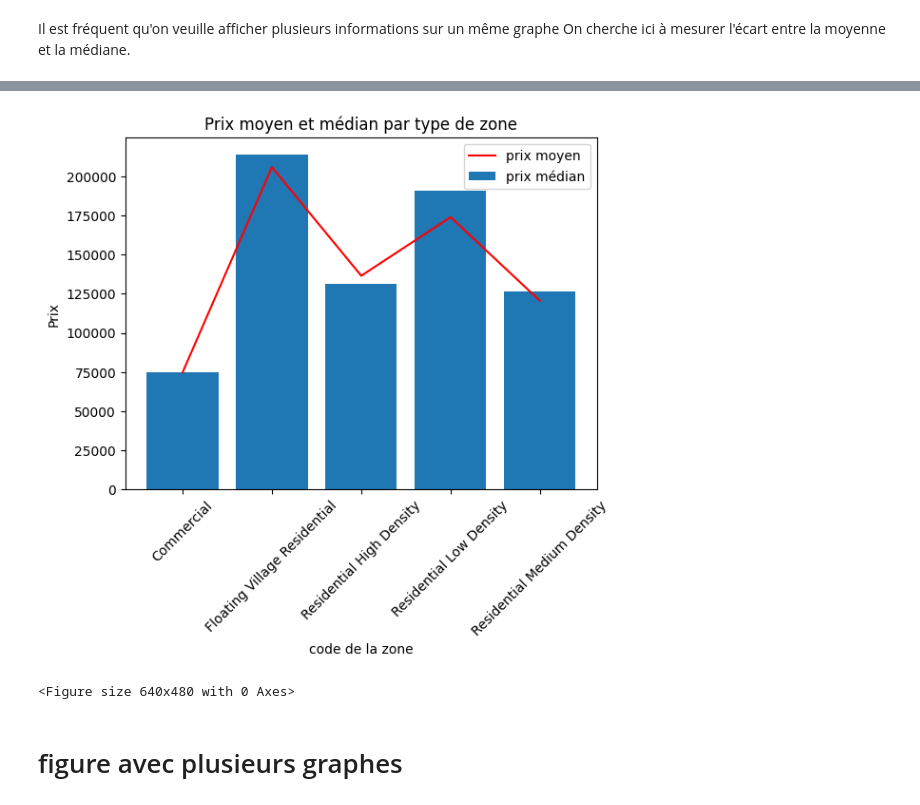
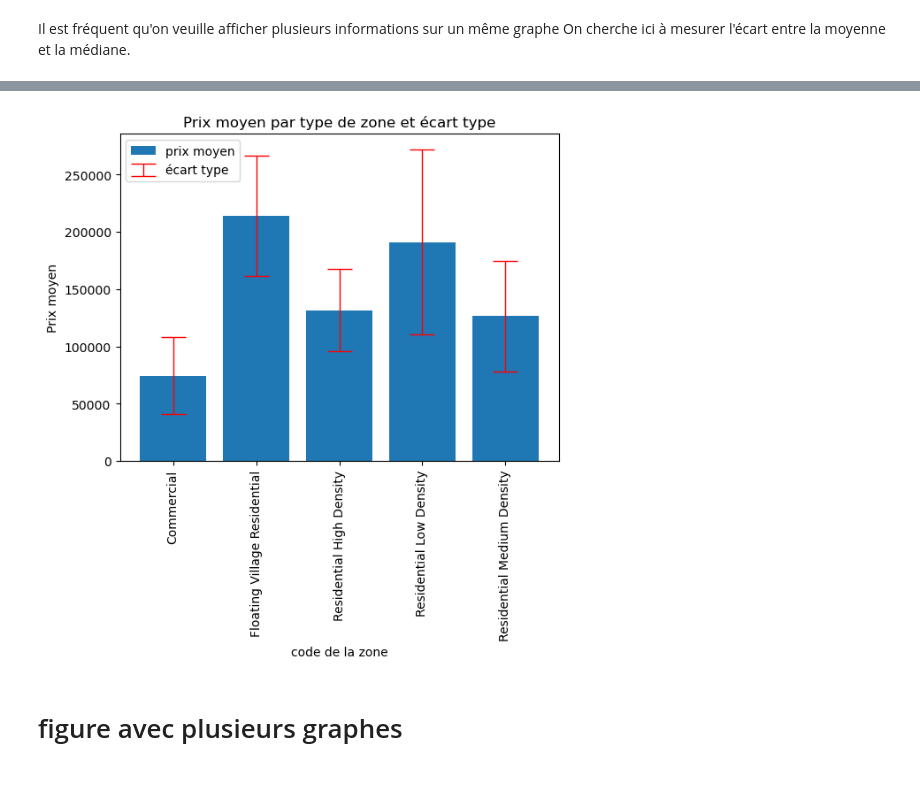
Before and after one commit to charles-42/DEV_IA_P3, a Jupyter notebook: Visualisation/6-1-matplotlib.ipynb, the cells around one changed output, grey strips where cells are left out. Cells and saved outputs as stored; diff of their text form; code cells hidden in the pictures.

```diff
--- a/Visualisation/6-1-matplotlib.ipynb
+++ b/Visualisation/6-1-matplotlib.ipynb
@@ -66,7 +71,7 @@ On cherche ici à mesurer l'écart entre la moyenne et la médiane.
 # %%
 # préparation des données
 
-error_bar_data = df[["MSZoning", "SalePrice"]].groupby(by="MSZoning").agg(["mean","median"])
+error_bar_data = df[["MSZoning", "SalePrice"]].groupby(by="MSZoning").agg(["mean","std"])
 error_bar_data
 
 # On peut ajouter une étape pour modifier les valeurs de MSZoning, on définit dans un premier temps un dictionnaire de mapping qu'on utilisera ensuite
@@ -94,36 +89,40 @@ Name: mean, dtype: float64
 # %%
 # On respecte ensuite les mêmes étapes
 plt.figure()
 
-# On définit ensuite l'ensemble des graphes que l'on veut représenter (ici on en a deux mais on peut en avoir autant qu'on veut)
+# On définit ensuite l'ensemble des représentations qu'on inclure sur le graphique (ici on en a deux mais on peut en avoir autant qu'on veut)
 plt.bar(error_bar_data.index, error_bar_data.SalePrice["mean"], label ="prix moyen")
-plt.plot(error_bar_data.index, error_bar_data.SalePrice["median"],c="red", label = "prix médian")
+plt.errorbar(error_bar_data.index, error_bar_data.SalePrice["mean"], error_bar_data.SalePrice["std"], fmt = 'none',
+            capsize = 10, ecolor = 'red', elinewidth = 1, capthick = 1,  label = "écart type")
+
 
 
 # On ajoute des titres à nos figures et à nos axes (optionnel mais conseillé)
-plt.title("Prix moyen et médian par type de zone")
+plt.title("Prix moyen par type de zone et écart type")
 plt.xlabel("code de la zone")
-plt.ylabel("Prix")
+plt.ylabel("Prix moyen")
 
-# On renome ici les axex (optionnel et compliqué)
+
+# On peut complexifier à l'infini un graphique pour le rendre plus esthétique
+
+# On renome ici les axes
 # On commence par récupérer la location des "ticks" de l'axe x , un tick correspond à une case
 locs, labels = plt.xticks()
 # On modifie ensuite les labels de chaque tick à l'aide d'un dictionnaire
 plt.xticks(ticks=locs, labels=error_bar_data.index.to_series().map(map_dict))
 # On va réorienter notre axe x car les noms sont trop longs
-plt.tick_params(axis='x',labelrotation=45.0)
+plt.tick_params(axis='x',labelrotation=90)
 
 # Comme ici on a deux graphes, il faut une légende pour les distinguer
 plt.legend()
 
+# On peut si on veut enregistrer cette figure
+plt.savefig("figures/MsZoning_errorbarplot.png")
+
 # On affiche notre graphe (optionnel sur les notebook)
 plt.show()
-
-# On peut si on veut enregistrer cette figure
-plt.savefig("figures/MsZoning_errorbarplot.png")
 # %% [output]
-[figure, old version]
+[figure, new version]
-<Figure size 640x480 with 0 Axes>
 # %% [markdown]
 # figure avec plusieurs graphes
 # %% [markdown]
```
Also changed, not shown: parts of 32 cells of this notebook, 3 other files.
